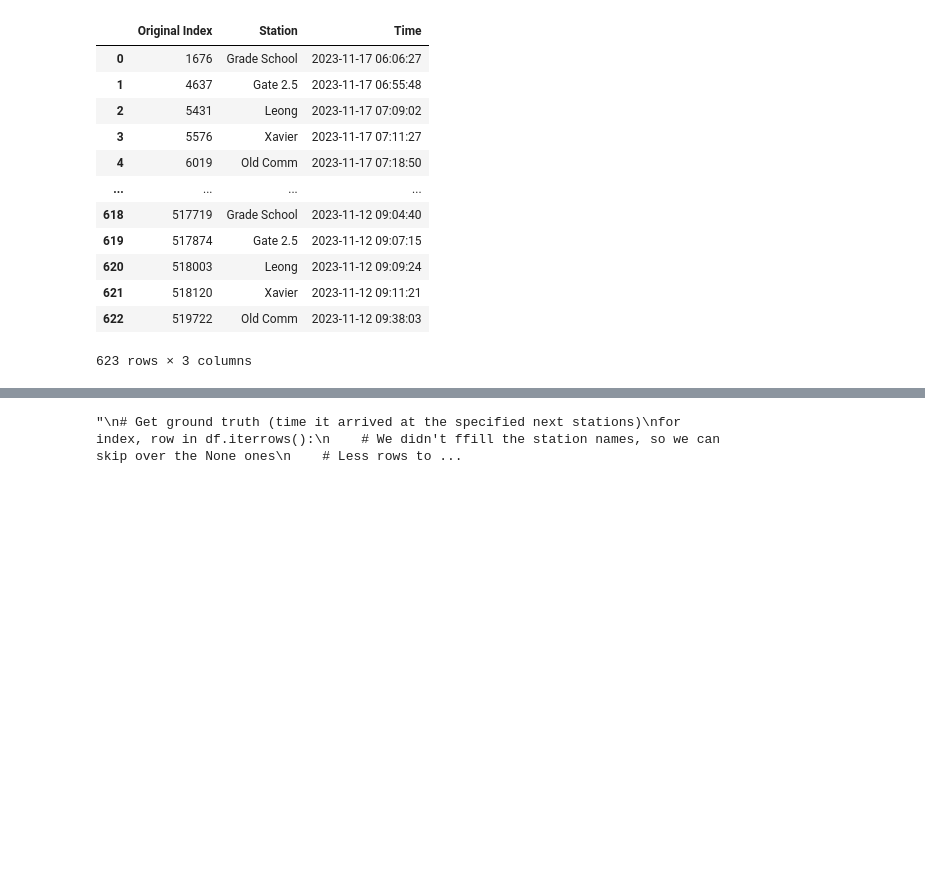
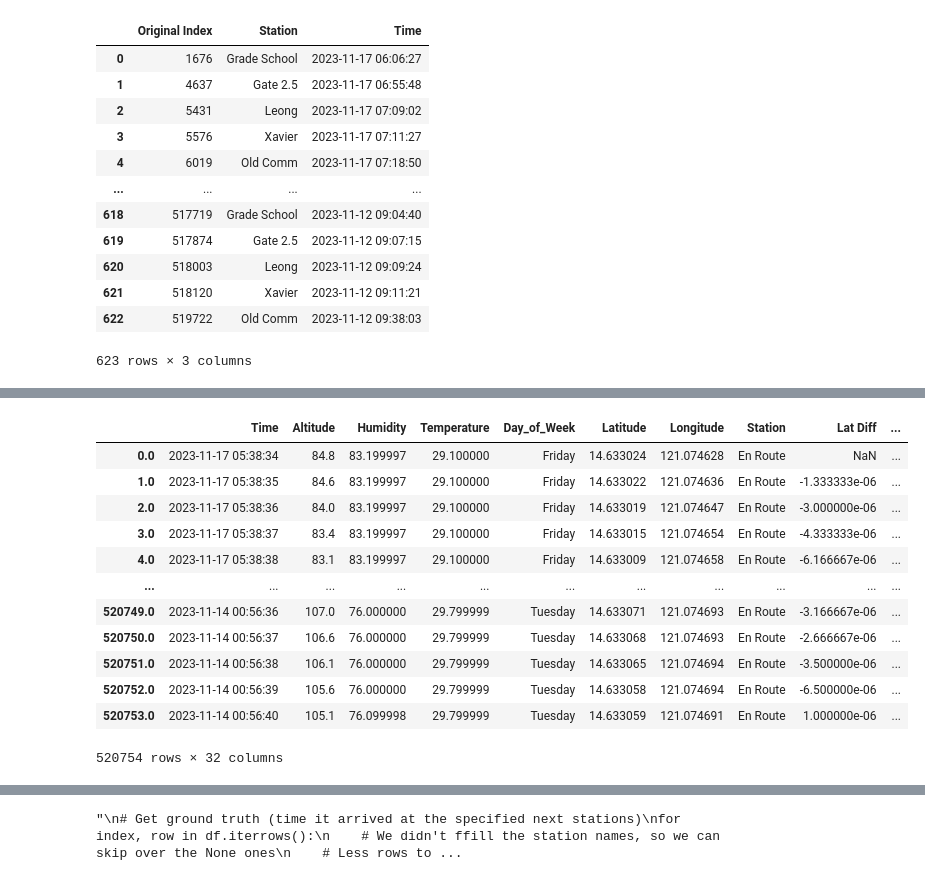
Before and after one commit to CSfromCS/VHS-Thesis, a Jupyter notebook: Data Preprocessing/DataProcessor.ipynb, the cells around one changed output, grey strips where cells are left out. Drawn from its saved outputs; the diff is of its cells as text; code cells hidden in the pictures; blank space fills up the shorter version.

Commit message:
Fixed bfill for next time arrival

```diff
--- a/Data Preprocessing/DataProcessor.ipynb
+++ b/Data Preprocessing/DataProcessor.ipynb
@@ -456,20 +504,41 @@ df['Next Time to Grade School'] = None
 df['Next Time to Gate 2.5'] = None
 df['Next Time to Leong'] = None
 # %%
+df2 = df_stations_sum.copy()
+
 for index, row in df2.iterrows():
-    future_df = df2.iloc[index + 1: index + 20]
-    prev_df = df2.iloc[index - 20: index - 1]
+    future_df = df2.iloc[index + 1: index + 40]
+    prev_df = df2.iloc[index - 40: index - 1]
 
-    for station in next_station_dict.keys():
-        future_df_index = future_df.index.where(future_df['Station'] == station).min()
-        if not pd.isnull(future_df_index):
-            future_df_index = int(future_df_index)
-            df.at[row['Original Index'], f'Next Time to {station}'] = df2.at[future_df_index, 'Time']
-
-        prev_df_index = prev_df.index.where(prev_df['Station'] == station).max()
-        if not pd.isnull(prev_df_index):
-            prev_df_index = int(prev_df_index)
-            df.at[row['Original Index'], f'Previous Time to {station}'] = df2.at[prev_df_index, 'Time']
+    if row['Status'] == 'Departing':
+        for station in next_station_dict.keys():
+            future_df_index = future_df.index.where(future_df['Station'] == station).min()
+            if not pd.isnull(future_df_index):
+                future_df_index = int(future_df_index)
+                df.at[row['Original Index'], f'Next Time to {station}'] = df2.at[future_df_index, 'Time']
+    elif row['Status'] == 'Arriving':
+        for station in next_station_dict.keys():
+            prev_df_index = prev_df.index.where(prev_df['Station'] == station).max()
+            if not pd.isnull(prev_df_index):
+                prev_df_index = int(prev_df_index)
+                df.at[row['Original Index'], f'Previous Time to {station}'] = df2.at[prev_df_index, 'Time']
+# %%
+df = df.dropna(how='all')
+df
+# %% [output]
+|  | Time | Altitude | Humidity | Temperature | Day_of_Week | Latitude | Longitude | Station | Lat Diff | ... |
+| 0.0 | 2023-11-17 05:38:34 | 84.8 | 83.199997 | 29.100000 | Friday | 14.633024 | 121.074628 | En Route | NaN | ... |
+| 1.0 | 2023-11-17 05:38:35 | 84.6 | 83.199997 | 29.100000 | Friday | 14.633022 | 121.074636 | En Route | -1.333333e-06 | ... |
+| 2.0 | 2023-11-17 05:38:36 | 84.0 | 83.199997 | 29.100000 | Friday | 14.633019 | 121.074647 | En Route | -3.000000e-06 | ... |
+| 3.0 | 2023-11-17 05:38:37 | 83.4 | 83.199997 | 29.100000 | Friday | 14.633015 | 121.074654 | En Route | -4.333333e-06 | ... |
+| 4.0 | 2023-11-17 05:38:38 | 83.1 | 83.199997 | 29.100000 | Friday | 14.633009 | 121.074658 | En Route | -6.166667e-06 | ... |
+| ... | ... | ... | ... | ... | ... | ... | ... | ... | ... | ... |
+| 520749.0 | 2023-11-14 00:56:36 | 107.0 | 76.000000 | 29.799999 | Tuesday | 14.633071 | 121.074693 | En Route | -3.166667e-06 | ... |
+| 520750.0 | 2023-11-14 00:56:37 | 106.6 | 76.000000 | 29.799999 | Tuesday | 14.633068 | 121.074693 | En Route | -2.666667e-06 | ... |
+| 520751.0 | 2023-11-14 00:56:38 | 106.1 | 76.000000 | 29.799999 | Tuesday | 14.633065 | 121.074694 | En Route | -3.500000e-06 | ... |
+| 520752.0 | 2023-11-14 00:56:39 | 105.6 | 76.000000 | 29.799999 | Tuesday | 14.633058 | 121.074694 | En Route | -6.500000e-06 | ... |
+| 520753.0 | 2023-11-14 00:56:40 | 105.1 | 76.099998 | 29.799999 | Tuesday | 14.633059 | 121.074691 | En Route | 1.000000e-06 | ... |
+520754 rows × 32 columns
 # %%
 for station in next_station_dict.keys():
     df[f'Previous Time to {station}'] = df[f'Previous Time to {station}'].interpolate(method='ffill', limit_direction='forward')
```
Also changed, not shown: parts of 3 cells of this notebook.
